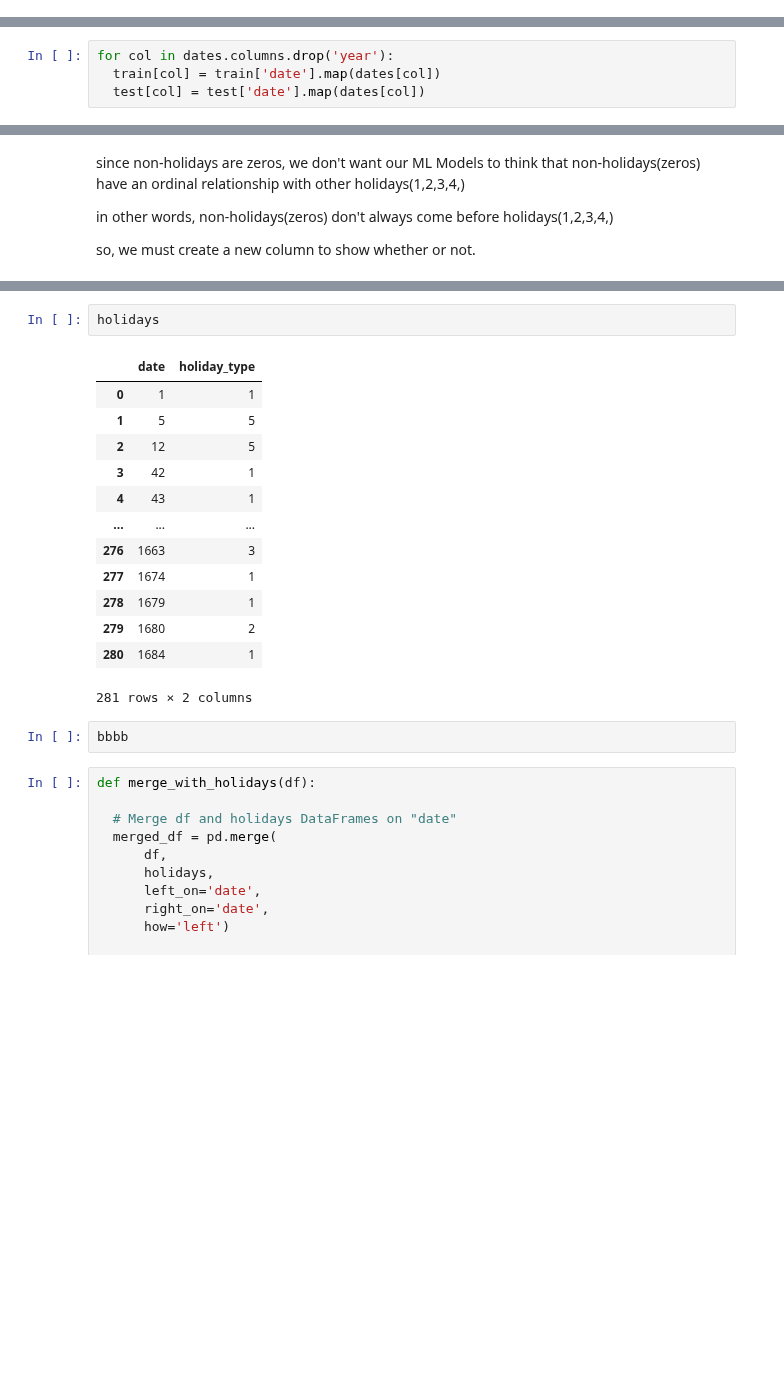
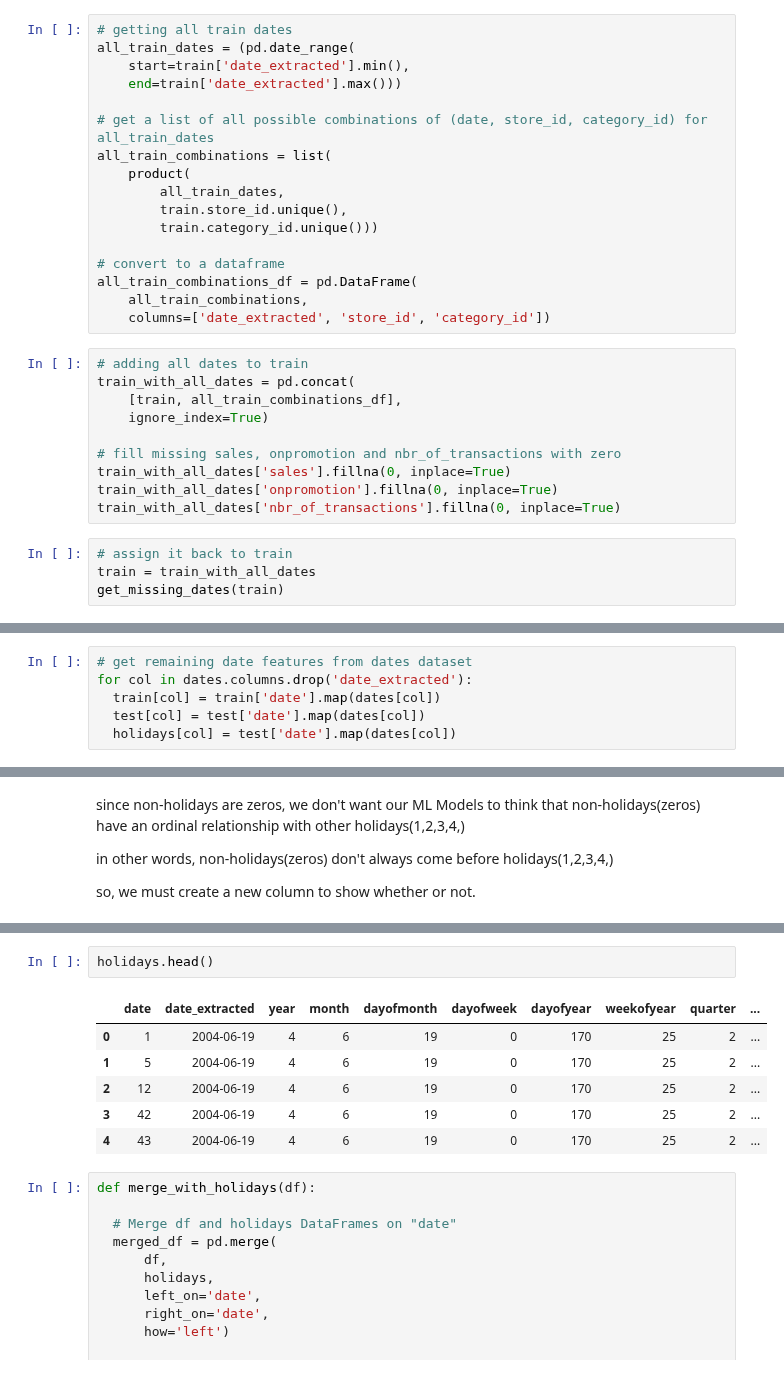
Before and after one commit to ikoghoemmanuell/Grocery-Store-Forecasting-Challenge-For-Azubian, a Jupyter notebook: dev/notebooks/sales.ipynb, the cells around one changed output, grey strips where cells are left out. Drawn from its saved outputs; the diff is of its cells as text; blank space fills up the shorter version.

```diff
--- a/dev/notebooks/sales.ipynb
+++ b/dev/notebooks/sales.ipynb
@@ -575,0 +640,31 @@ Index(['month', 'dayofmonth', 'dayofweek', 'dayofyear', 'weekofyear',
+# %%
+# getting all train dates
+all_train_dates = (pd.date_range(
+    start=train['date_extracted'].min(),
+    end=train['date_extracted'].max()))
+
+# get a list of all possible combinations of (date, store_id, category_id) for all_train_dates
+all_train_combinations = list(
+    product(
+        all_train_dates,
+        train.store_id.unique(),
+        train.category_id.unique()))
+
+# convert to a dataframe
+all_train_combinations_df = pd.DataFrame(
+    all_train_combinations,
+    columns=['date_extracted', 'store_id', 'category_id'])
+# %%
+# adding all dates to train
+train_with_all_dates = pd.concat(
+    [train, all_train_combinations_df],
+    ignore_index=True)
+
+# fill missing sales, onpromotion and nbr_of_transactions with zero
+train_with_all_dates['sales'].fillna(0, inplace=True)
+train_with_all_dates['onpromotion'].fillna(0, inplace=True)
+train_with_all_dates['nbr_of_transactions'].fillna(0, inplace=True)
+# %%
+# assign it back to train
+train = train_with_all_dates
+get_missing_dates(train)
@@ -576,7 +675,9 @@ Index(['month', 'dayofmonth', 'dayofweek', 'dayofyear', 'weekofyear',
 # %%
-for col in dates.columns.drop('year'):
+# get remaining date features from dates dataset
+for col in dates.columns.drop('date_extracted'):
   train[col] = train['date'].map(dates[col])
   test[col] = test['date'].map(dates[col])
+  holidays[col] = test['date'].map(dates[col])
 # %%
 train.columns
 # %% [output]
@@ -751,21 +779,12 @@ train_with_stores
 # %%
-holidays
+holidays.head()
 # %% [output]
-|  | date | holiday_type |
-| 0 | 1 | 1 |
-| 1 | 5 | 5 |
-| 2 | 12 | 5 |
-| 3 | 42 | 1 |
-| 4 | 43 | 1 |
-| ... | ... | ... |
-| 276 | 1663 | 3 |
-| 277 | 1674 | 1 |
-| 278 | 1679 | 1 |
-| 279 | 1680 | 2 |
-| 280 | 1684 | 1 |
+|  | date | date_extracted | year | month | dayofmonth | dayofweek | dayofyear | weekofyear | quarter | ... |
+| 0 | 1 | 2004-06-19 | 4 | 6 | 19 | 0 | 170 | 25 | 2 | ... |
+| 1 | 5 | 2004-06-19 | 4 | 6 | 19 | 0 | 170 | 25 | 2 | ... |
+| 2 | 12 | 2004-06-19 | 4 | 6 | 19 | 0 | 170 | 25 | 2 | ... |
+| 3 | 42 | 2004-06-19 | 4 | 6 | 19 | 0 | 170 | 25 | 2 | ... |
+| 4 | 43 | 2004-06-19 | 4 | 6 | 19 | 0 | 170 | 25 | 2 | ... |
-281 rows × 2 columns
-# %%
-bbbb
 # %%
 def merge_with_holidays(df):
 
```
Also changed, not shown: parts of 49 cells of this notebook.
